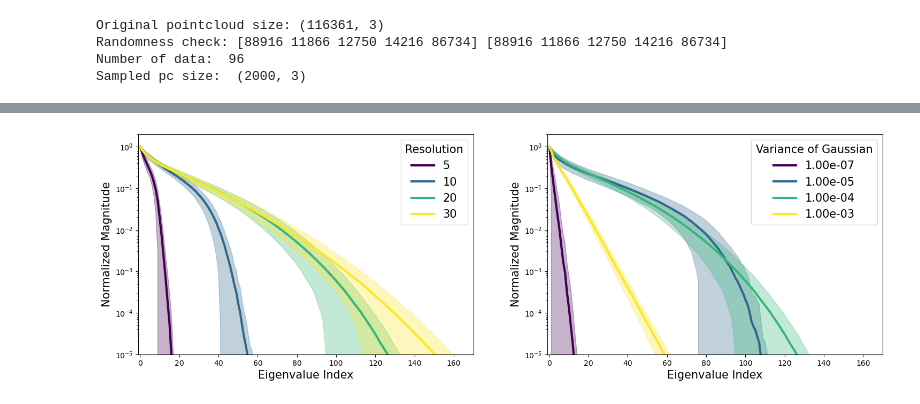
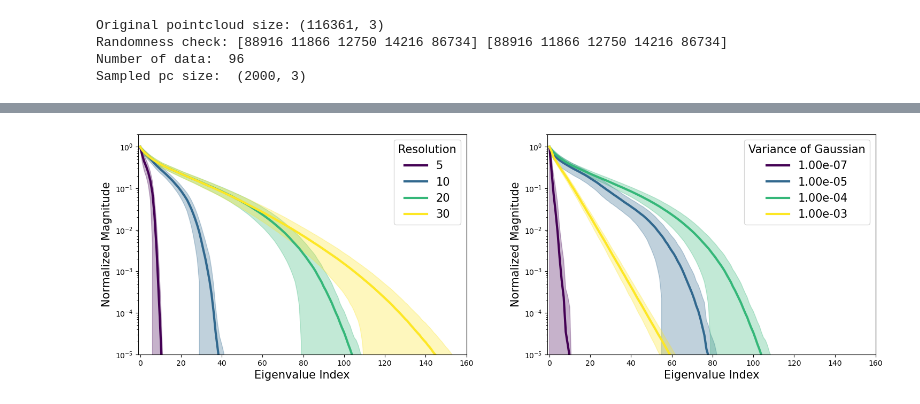
Before and after one commit to shuangliang15/pullback-geometry-persistent-homology, a Jupyter notebook: Selecting-hyperparameters/experiments.ipynb, the cells around one changed output, grey strips where cells are left out. Cells and saved outputs as stored; diff of their text form; code cells hidden in the pictures.

```diff
--- a/Selecting-hyperparameters/experiments.ipynb
+++ b/Selecting-hyperparameters/experiments.ipynb
@@ -141,7 +141,7 @@ data_pc = data_pc_real
 minisize = len(data_pc)
 
 xrange = [0., .25]
-yrange = [0., .15]
+yrange = [0., .25]
 maximum_edge_length = .25
 gauss_sigma =  1e-4
 number_pixel = 20
@@ -170,7 +170,7 @@ Stds1 = Stds
 
 
 xrange = [0., .25]
-yrange = [0., .15]
+yrange = [0., .25]
 maximum_edge_length = .25
 gauss_sigma = 1e-4
 number_pixel = 20
@@ -205,7 +201,7 @@ fig, ax = plt.subplots(1, 2, figsize=(16,6))
 gauss_sigma =  1e-4
 number_pixel = 20
 FZ = 15
-max_x = 170
+max_x = 160
 min_y = 1e-5
 number_pixels = np.array([5, 10, 20, 30]).astype(np.int32)
 colors = plt.cm.get_cmap('viridis', len(number_pixels))
@@ -215,35 +211,35 @@ for i, number_pixel in enumerate(number_pixels):
     ax[0].plot(range(len(mean)), mean, color=colors(i), label=f'{number_pixel}', linewidth=3)
     ax[0].fill_between(range(len(mean)), mean - std, mean + std, color=colors(i), alpha=0.3)
 ax[0].set_yscale('log')
 ax[0].set_ylabel('Normalized Magnitude', fontsize=FZ)
 ax[0].set_xlabel('Eigenvalue Index', fontsize=FZ)
 ax[0].set_xlim([-1,max_x])
 ax[0].set_ylim([min_y,2.])
 ax[0].legend(fontsize=FZ,title='Resolution')
 plt.setp(ax[0].get_legend().get_title(), fontsize=FZ) # for legend title
 
 gauss_sigma = 1e-4
 number_pixel = 20
 
 gauss_sigmas = np.array([1e-7, 1e-5, 1e-4, 1e-3]).astype(np.float32) #0.0001
 colors = plt.cm.get_cmap('viridis', len(gauss_sigmas))
 for i, gauss_sigma in enumerate(gauss_sigmas):
     mean = Means2[i]
     std = Stds2[i]
     ax[1].plot(range(len(mean)), mean, color=colors(i), label=f'{gauss_sigma:.2e}', linewidth=3)
     ax[1].fill_between(range(len(mean)), mean - std, mean + std, color=colors(i), alpha=0.3)
 ax[1].set_yscale('log')
 ax[1].set_ylabel('Normalized Magnitude', fontsize=FZ)
 ax[1].set_xlabel('Eigenvalue Index', fontsize=FZ)
 ax[1].set_xlim([-1,max_x])
 ax[1].set_ylim([min_y,2.])
 ax[1].legend(fontsize=FZ,title='Variance of Gaussian')
 plt.setp(ax[1].get_legend().get_title(), fontsize=FZ) # for legend title
 
 plt.tight_layout(pad=5.0)
-plt.savefig('Figures/spec_brain.png',dpi=300)
+plt.savefig('Figure/spec_brain.png',dpi=300)
 # %% [output]
-[figure, old version]
+[figure, new version]
 # %%
 # compute pull-back norms (estimated 1484 miniutes)
 
```
Also changed, not shown: parts of 10 cells of this notebook, 7 other files.
